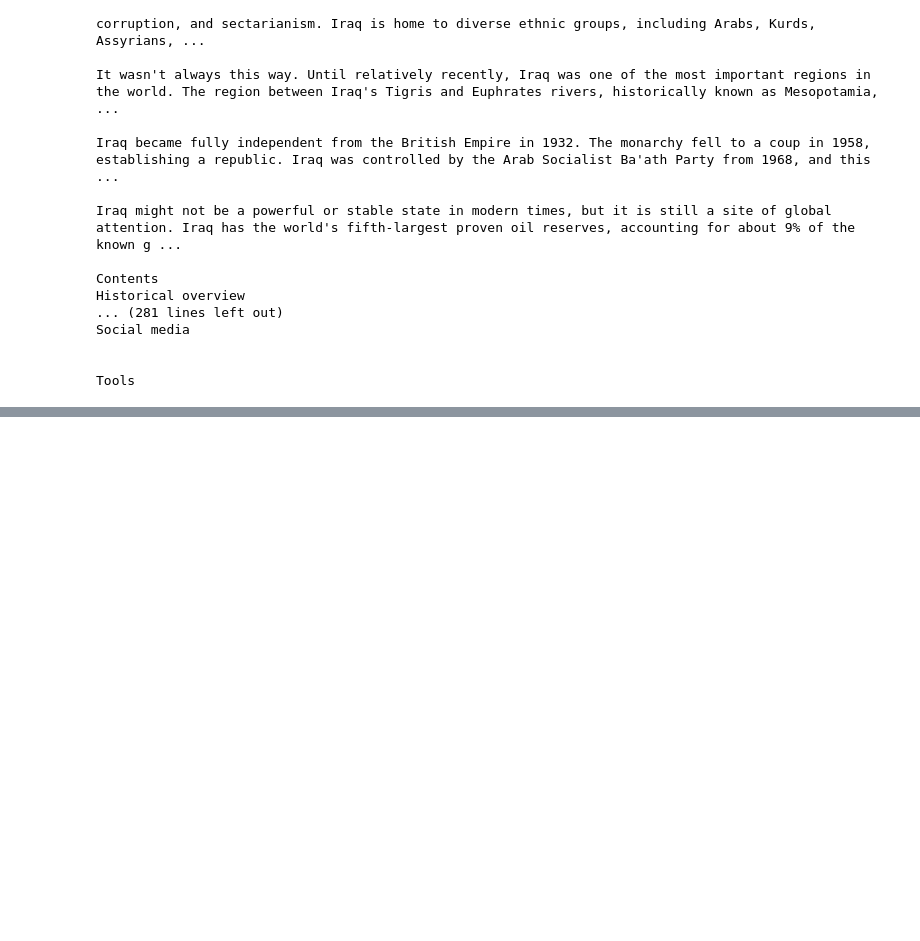
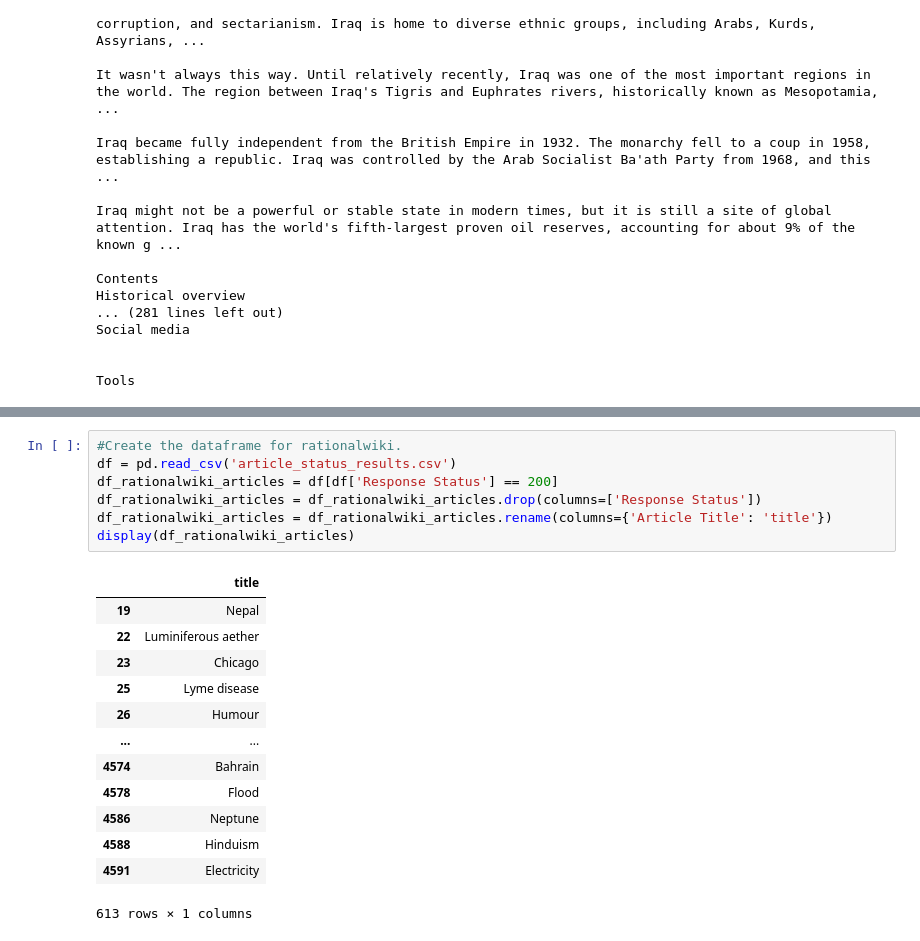
Before and after one commit to epfl-ada/ada-2023-project-miaoumiaou, a Jupyter notebook: data_from_the_web.ipynb, the cells around one changed output, grey strips where cells are left out. Drawn from its saved outputs; the diff is of its cells as text; blank space fills up the shorter version.

Commit message:
data from the web scraping
pulled the data from rational wiki and still wait for the Infogalactic Data

```diff
--- a/data_from_the_web.ipynb
+++ b/data_from_the_web.ipynb
@@ -246,0 +245,21 @@ Iraq
+# %%
+#Create the dataframe for rationalwiki.
+df = pd.read_csv('article_status_results.csv')
+df_rationalwiki_articles = df[df['Response Status'] == 200]
+df_rationalwiki_articles = df_rationalwiki_articles.drop(columns=['Response Status'])
+df_rationalwiki_articles = df_rationalwiki_articles.rename(columns={'Article Title': 'title'})
+display(df_rationalwiki_articles)
+# %% [output]
+|  | title |
+| 19 | Nepal |
+| 22 | Luminiferous aether |
+| 23 | Chicago |
+| 25 | Lyme disease |
+| 26 | Humour |
+| ... | ... |
+| 4574 | Bahrain |
+| 4578 | Flood |
+| 4586 | Neptune |
+| 4588 | Hinduism |
+| 4591 | Electricity |
+613 rows × 1 columns
```
Also changed, not shown: parts of 8 cells of this notebook, 4 other files.
